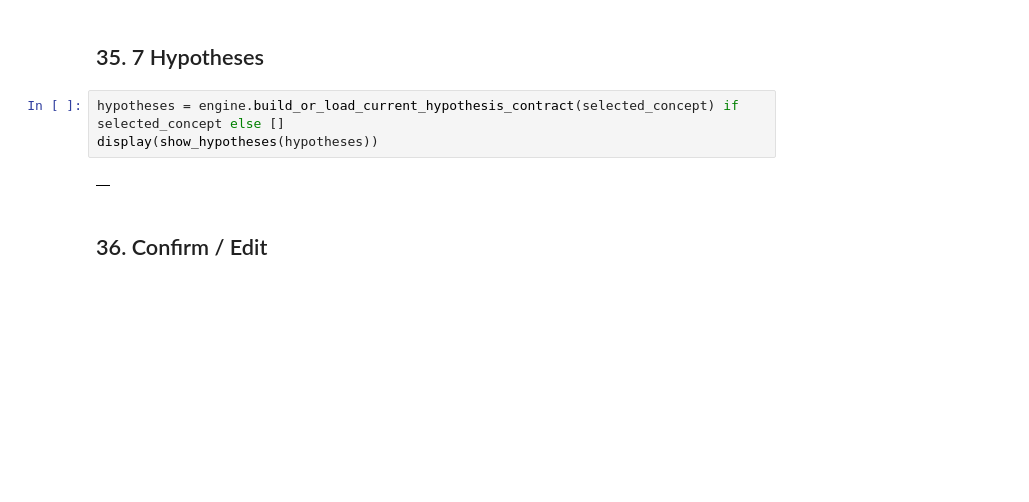
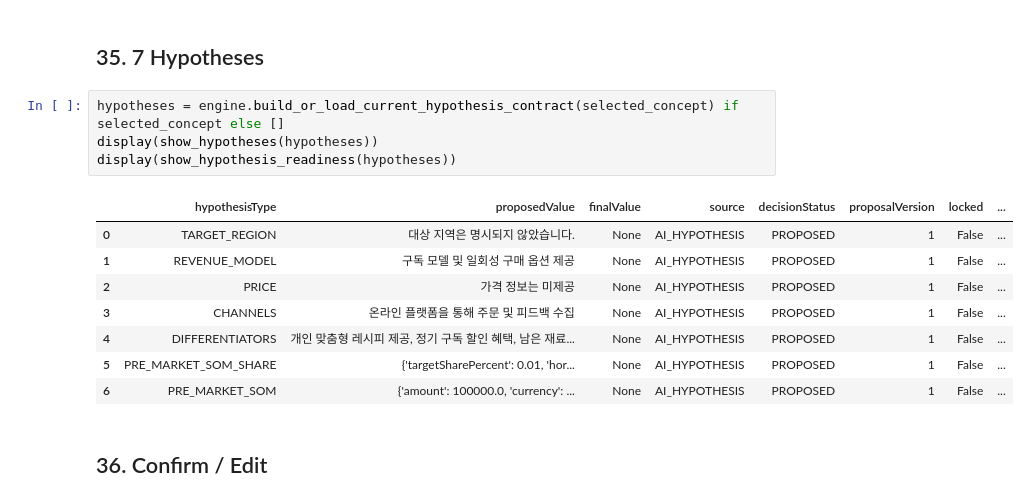
Before and after one commit to junwoooooooo/aivle_big_project, a Jupyter notebook: ai/notebooks/concept_portfolio_v2_lab.ipynb, the cells around one changed output. Drawn from its saved outputs; the diff is of its cells as text; blank space fills up the shorter version.

```diff
--- a/ai/notebooks/concept_portfolio_v2_lab.ipynb
+++ b/ai/notebooks/concept_portfolio_v2_lab.ipynb
@@ -502,8 +535,16 @@ print({'selectedCandidateId': SELECTED_CANDIDATE_ID})
 # %%
 hypotheses = engine.build_or_load_current_hypothesis_contract(selected_concept) if selected_concept else []
 display(show_hypotheses(hypotheses))
+display(show_hypothesis_readiness(hypotheses))
 # %% [output]
-|  |
+|  | hypothesisType | proposedValue | finalValue | source | decisionStatus | proposalVersion | locked | ... |
+| 0 | TARGET_REGION | 대상 지역은 명시되지 않았습니다. | None | AI_HYPOTHESIS | PROPOSED | 1 | False | ... |
+| 1 | REVENUE_MODEL | 구독 모델 및 일회성 구매 옵션 제공 | None | AI_HYPOTHESIS | PROPOSED | 1 | False | ... |
+| 2 | PRICE | 가격 정보는 미제공 | None | AI_HYPOTHESIS | PROPOSED | 1 | False | ... |
+| 3 | CHANNELS | 온라인 플랫폼을 통해 주문 및 피드백 수집 | None | AI_HYPOTHESIS | PROPOSED | 1 | False | ... |
+| 4 | DIFFERENTIATORS | 개인 맞춤형 레시피 제공, 정기 구독 할인 혜택, 남은 재료... | None | AI_HYPOTHESIS | PROPOSED | 1 | False | ... |
+| 5 | PRE_MARKET_SOM_SHARE | {'targetSharePercent': 0.01, 'hor... | None | AI_HYPOTHESIS | PROPOSED | 1 | False | ... |
+| 6 | PRE_MARKET_SOM | {'amount': 100000.0, 'currency': ... | None | AI_HYPOTHESIS | PROPOSED | 1 | False | ... |
 # %% [markdown]
 ## 36. Confirm / Edit
 # %%
```
Also changed, not shown: parts of 30 cells of this notebook, 33 other files.
